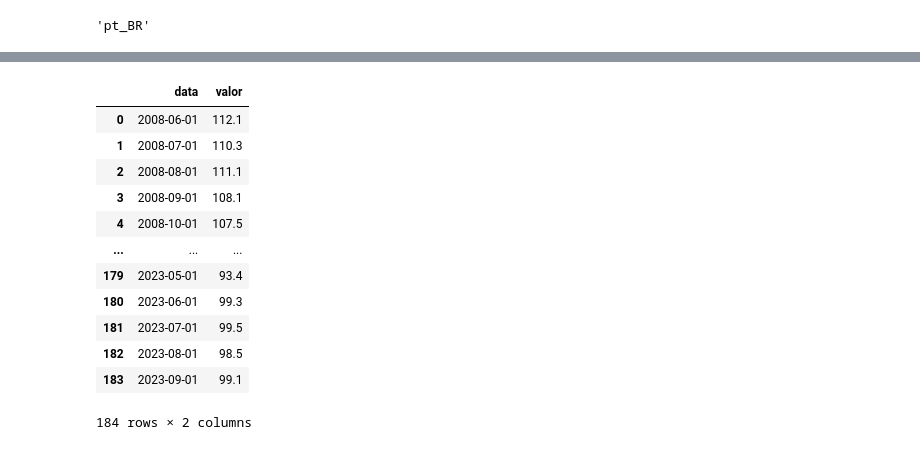
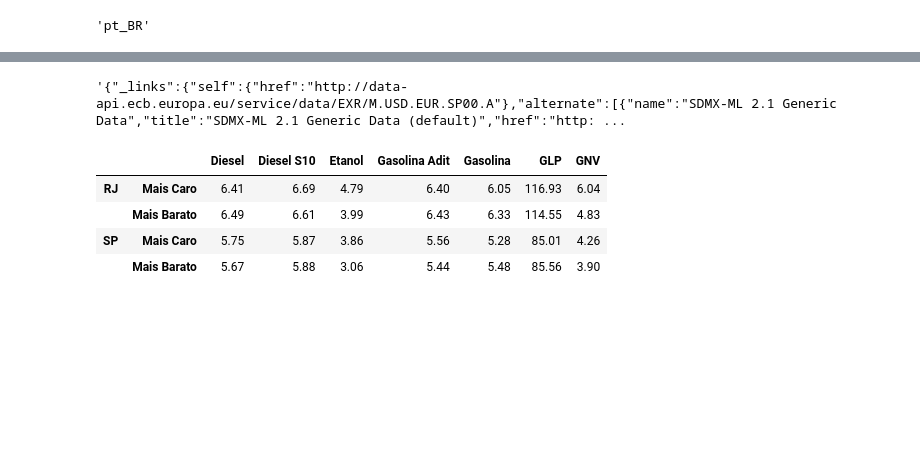
Before and after one commit to igoramdias/SR-Data-Viz, a Jupyter notebook: SR_Data.ipynb, the cells around one changed output, grey strips where cells are left out. Drawn from its saved outputs; the diff is of its cells as text; code cells hidden in the pictures; blank space fills up the shorter version.

```diff
--- a/SR_Data.ipynb
+++ b/SR_Data.ipynb
@@ -878,28 +896,44 @@ vbox
 63
 None
 VBox(children=(HTML(value='<style>.box_bg_style{border:4px solid black; background-color:#999999;}</style>'), …
-# %%
-import requests
-url = 'https://www.primetalkdata.com/datacenter/fgv_data/ics_presente_saz.csv'
-
-upd_data = pd.DataFrame([info.split(',') for info in requests.get(url).text.split('\r\n')][1:], columns=['data', 'valor']).dropna()
-#upd_data.valor = (upd_data.valor.apply(lambda x: float(x)).values / upd_data.valor.apply(lambda x: float(x)).shift(1).values - 1)*100
-#upd_data.valor = upd_data.valor.round(2)
-#upd_data.dropna(inplace=True)
-#upd_data.data = upd_data.data.str.replace(r'-', '', regex=True).astype(int)
-
-upd_data
-# %% [output]
-|  | data | valor |
-| 0 | 2008-06-01 | 112.1 |
-| 1 | 2008-07-01 | 110.3 |
-| 2 | 2008-08-01 | 111.1 |
-| 3 | 2008-09-01 | 108.1 |
-| 4 | 2008-10-01 | 107.5 |
-| ... | ... | ... |
-| 179 | 2023-05-01 | 93.4 |
-| 180 | 2023-06-01 | 99.3 |
-| 181 | 2023-07-01 | 99.5 |
-| 182 | 2023-08-01 | 98.5 |
-| 183 | 2023-09-01 | 99.1 |
-184 rows × 2 columns
+# %%
+import requests
+
+url = f'https://data-api.ecb.europa.eu/service/data/EXR/M.USD.EUR.SP00.A?format=json'
+requests.get(url).text
+# %% [output]
+'{"_links":{"self":{"href":"http://data-api.ecb.europa.eu/service/data/EXR/M.USD.EUR.SP00.A"},"alternate":[{"name":"SDMX-ML 2.1 Generic Data","title":"SDMX-ML 2.1 Generic Data (default)","href":"http: ...
+# %%
+# Codigo para Media dos Mais Caros e Mais Baratos ANP em SP e RJ
+# Realizado: Media ponderada para cada combustivel de cada estado
+
+comb = ['diesel_rj', 'diesel_sp', 'diesel_s10_rj', 'diesel_s10_sp',
+        'etanol_rj', 'etanol_sp', 'gasol_adit_rj', 'gasol_adit_sp',
+        'gasolina_sp', 'gasolina_rj', 'glp_rj', 'glp_sp', 'gnv_rj', 'gnv_sp']
+
+data = {'Diesel': [], 'Diesel S10': [], 'Etanol': [], 'Gasolina Adit': [], 'Gasolina': [], 'GLP': [], 'GNV': []}
+data_keys = list(data.keys())
+
+url = 'https://www.primetalkdata.com/datacenter/combustiveis/'
+
+for type in ['mais_caro/', 'mais_barato/']:
+    date = requests.get(url + type).text.split('<a href="')[-1][:10]
+
+    for idx in range(len(comb)):
+        auxDF = pd.DataFrame([elem.split(',') for elem in requests.get(url + type + date + '_' + comb[idx] + '.csv').text.split('\r\n')])
+        auxDF.columns = auxDF.iloc[0]
+        auxDF.drop(auxDF.index[0], inplace=True)
+        auxDF.dropna(inplace=True)
+
+        val = auxDF[auxDF['DATA INICIAL'] == auxDF['DATA INICIAL'].iloc[-1]].iloc[:,-1:].astype(float).values
+        wgt = auxDF[auxDF['DATA INICIAL'] == auxDF['DATA INICIAL'].iloc[-1]].iloc[:,-3:-2].astype(int).values
+
+        data[data_keys[idx//2]].append(round(np.average(val, weights=wgt), 2))
+
+pd.DataFrame(data, index=pd.MultiIndex.from_tuples([('RJ', 'Mais Caro'), ('RJ', 'Mais Barato'), ('SP', 'Mais Caro'), ('SP', 'Mais Barato')]))
+# %% [output]
+|  |  | Diesel | Diesel S10 | Etanol | Gasolina Adit | Gasolina | GLP | GNV |
+| RJ | Mais Caro | 6.41 | 6.69 | 4.79 | 6.40 | 6.05 | 116.93 | 6.04 |
+|  | Mais Barato | 6.49 | 6.61 | 3.99 | 6.43 | 6.33 | 114.55 | 4.83 |
+| SP | Mais Caro | 5.75 | 5.87 | 3.86 | 5.56 | 5.28 | 85.01 | 4.26 |
+|  | Mais Barato | 5.67 | 5.88 | 3.06 | 5.44 | 5.48 | 85.56 | 3.90 |
```
Also changed, not shown: parts of 5 cells of this notebook, 17 other files.
